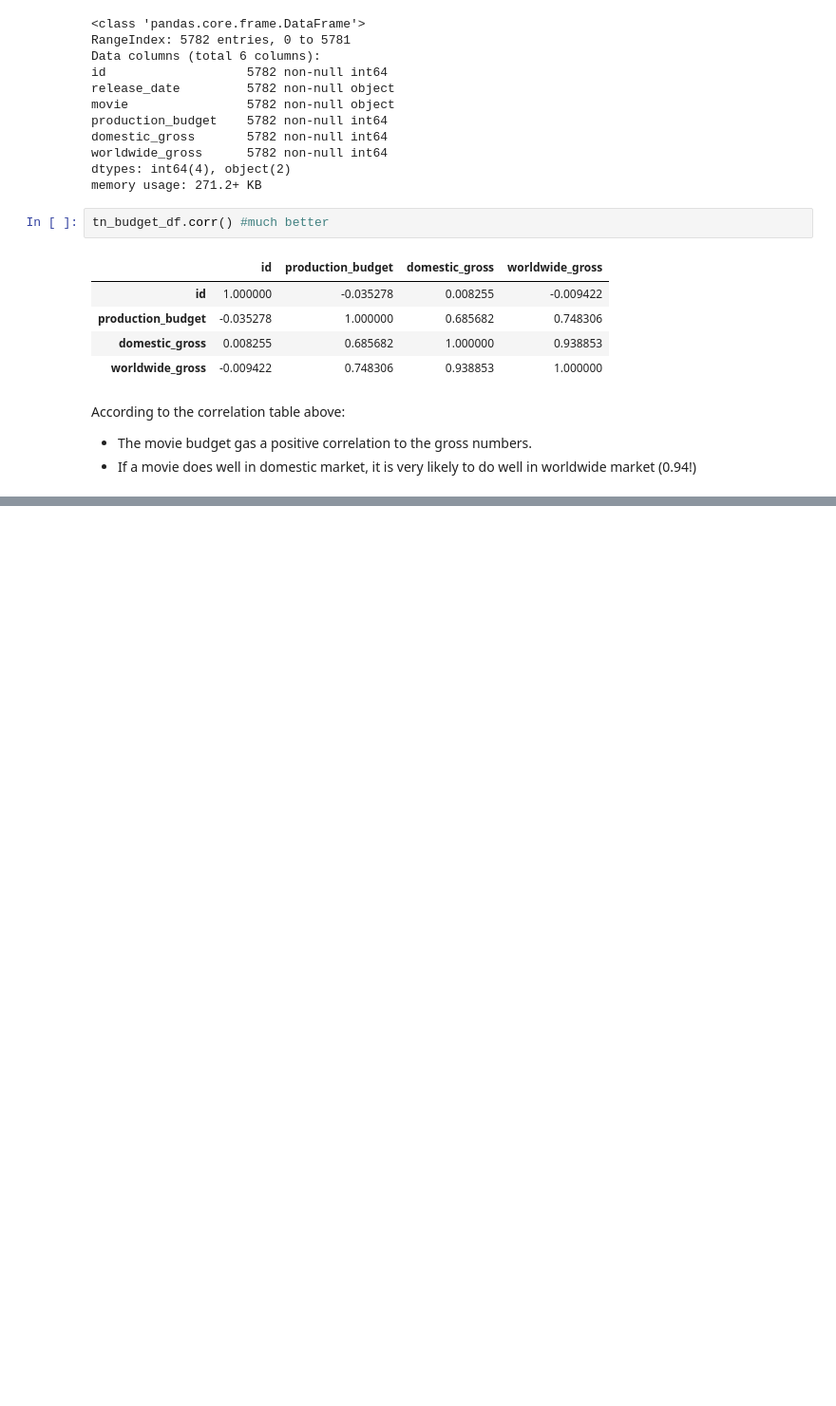
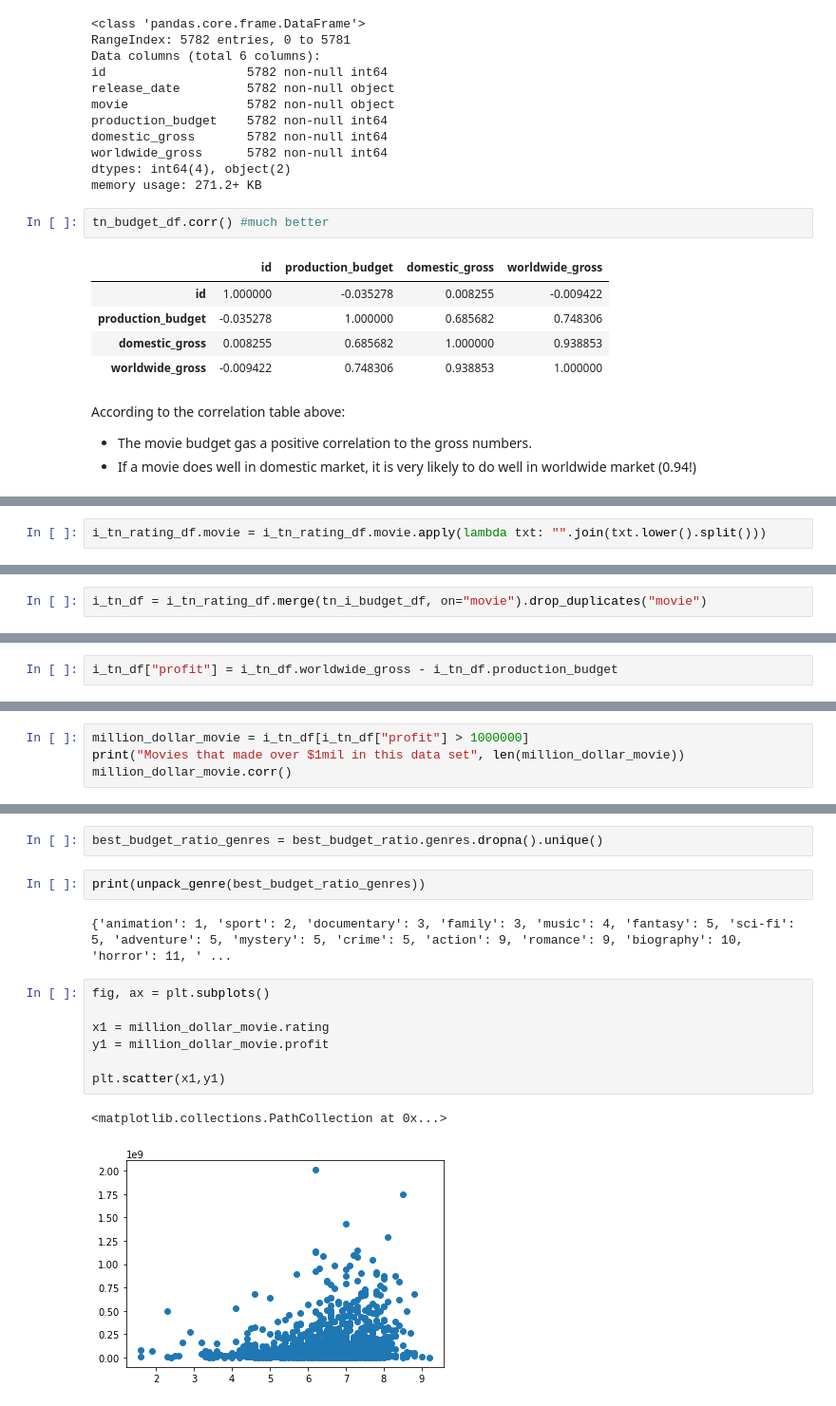
Before and after one commit to yunghanjeong/091420NYCDS_P1_G2_Project, a Jupyter notebook: prelim_dea_yung.ipynb, the cells around one changed output, grey strips where cells are left out. Shown at 95% size. Drawn from its saved outputs; the diff is of its cells as text; blank space fills up the shorter version.

Commit message:
did some merge, cleaning, and correlation

```diff
--- a/prelim_dea_yung.ipynb
+++ b/prelim_dea_yung.ipynb
@@ -258,0 +437,2 @@ According to the correlation table above:
+# %%
+i_tn_rating_df.movie = i_tn_rating_df.movie.apply(lambda txt: "".join(txt.lower().split()))
@@ -258,0 +452,2 @@ According to the correlation table above:
+# %%
+i_tn_df = i_tn_rating_df.merge(tn_i_budget_df, on="movie").drop_duplicates("movie")
@@ -258,0 +472,2 @@ According to the correlation table above:
+# %%
+i_tn_df["profit"] = i_tn_df.worldwide_gross - i_tn_df.production_budget
@@ -258,0 +546,4 @@ According to the correlation table above:
+# %%
+million_dollar_movie = i_tn_df[i_tn_df["profit"] > 1000000]
+print("Movies that made over $1mil in this data set", len(million_dollar_movie))
+million_dollar_movie.corr()
@@ -258,0 +655,16 @@ According to the correlation table above:
+# %%
+best_budget_ratio_genres = best_budget_ratio.genres.dropna().unique()
+# %%
+print(unpack_genre(best_budget_ratio_genres))
+# %% [output]
+{'animation': 1, 'sport': 2, 'documentary': 3, 'family': 3, 'music': 4, 'fantasy': 5, 'sci-fi': 5, 'adventure': 5, 'mystery': 5, 'crime': 5, 'action': 9, 'romance': 9, 'biography': 10, 'horror': 11, ' ...
+# %%
+fig, ax = plt.subplots()
+
+x1 = million_dollar_movie.rating
+y1 = million_dollar_movie.profit
+
+plt.scatter(x1,y1)
+# %% [output]
+<matplotlib.collections.PathCollection at 0x...>
+[figure, added]
```
Also changed, not shown: parts of 55 cells of this notebook.
